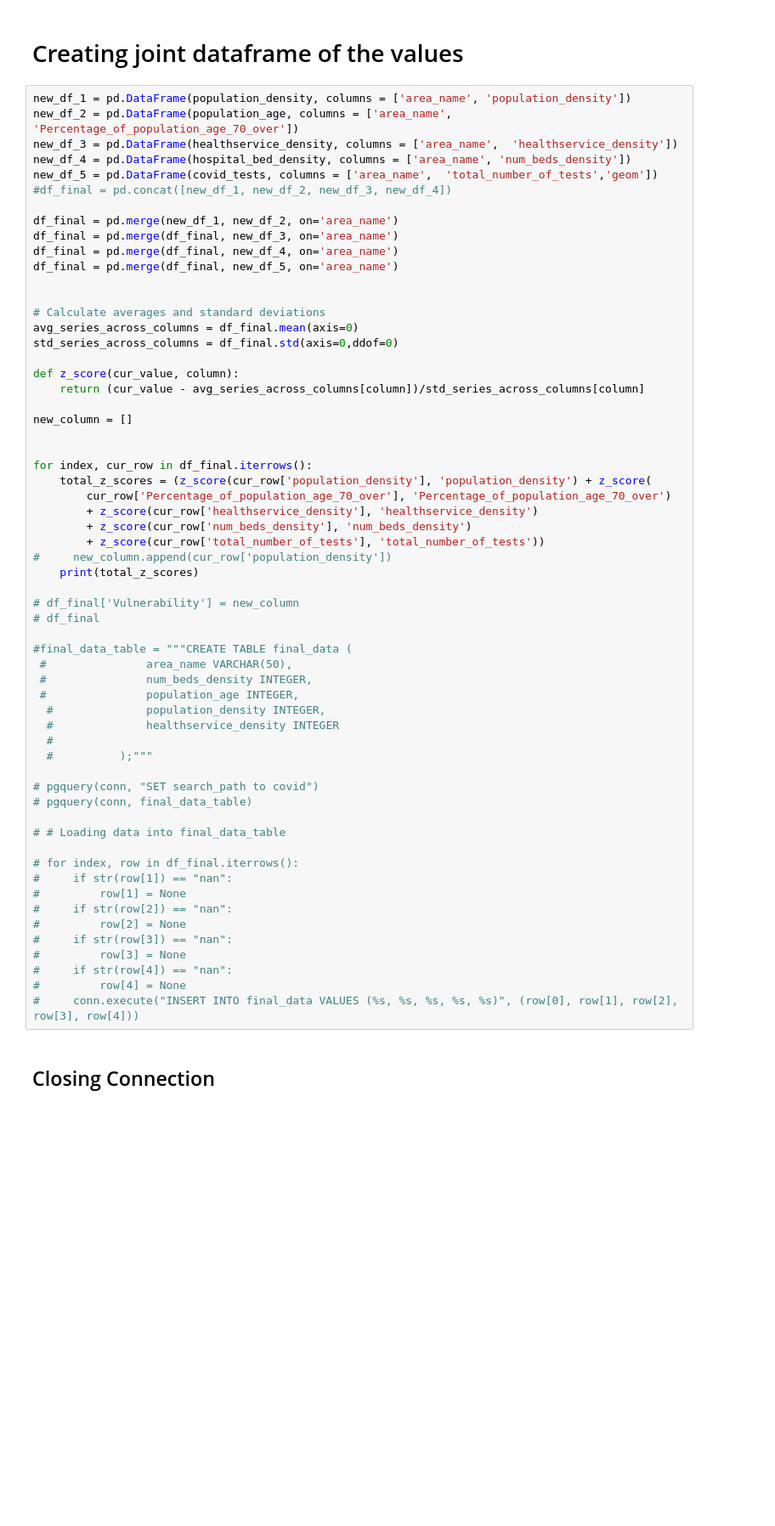
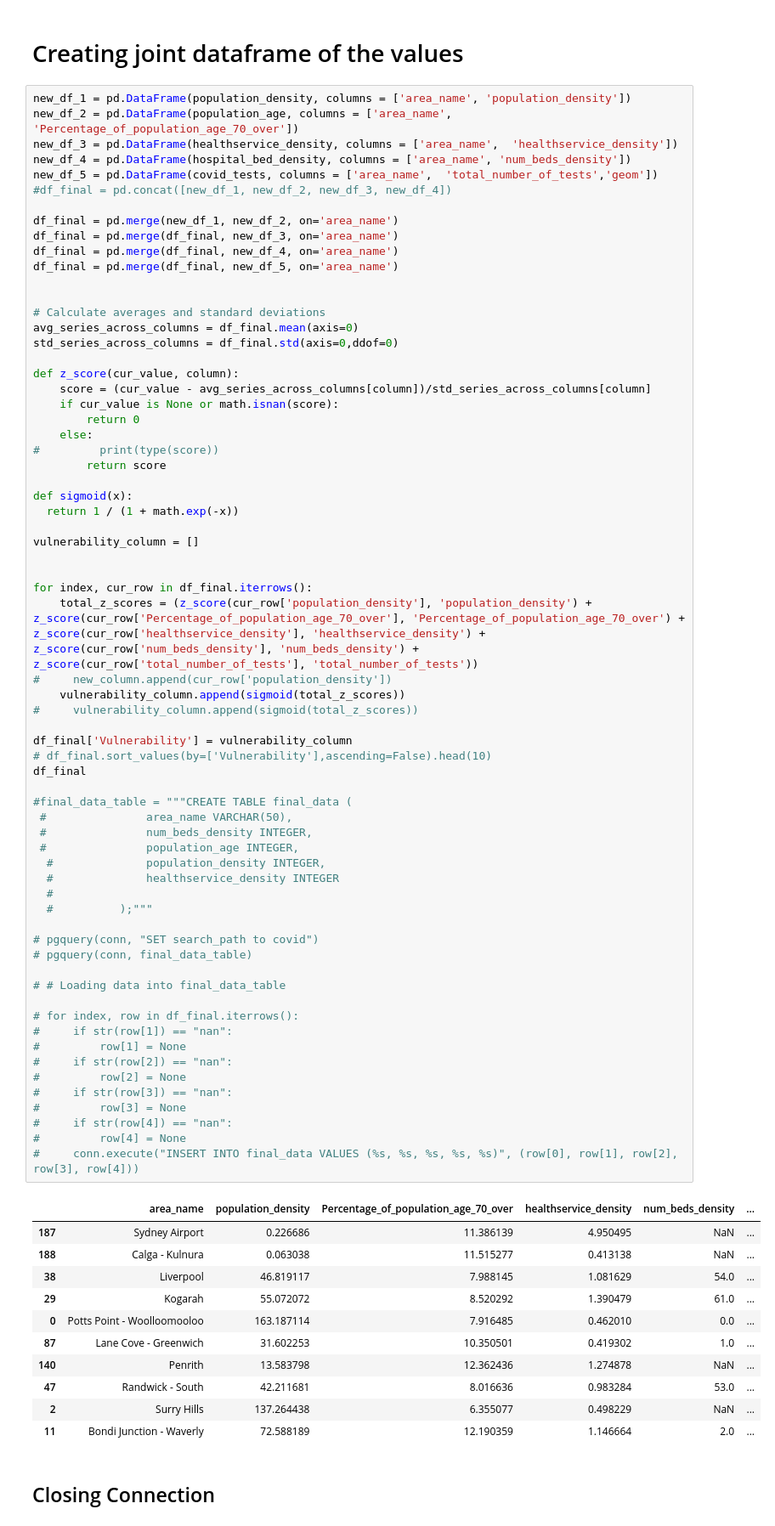
Before and after one commit to KhangNguyen22/data2001-data-science, a Jupyter notebook: Assignment.ipynb, the cells around one changed output. Shown at 85% size. Cells and saved outputs as stored; diff of their text form; blank space fills up the shorter version.

Commit message:
Vulnerability score added but yet to insert into postgresql database

```diff
--- a/Assignment.ipynb
+++ b/Assignment.ipynb
@@ -483,46 +576,64 @@ avg_series_across_columns = df_final.mean(axis=0)
 std_series_across_columns = df_final.std(axis=0,ddof=0)
 
 def z_score(cur_value, column):
-    return (cur_value - avg_series_across_columns[column])/std_series_across_columns[column]
+    score = (cur_value - avg_series_across_columns[column])/std_series_across_columns[column]
+    if cur_value is None or math.isnan(score):
+        return 0
+    else:
+#         print(type(score))
+        return score
 
-new_column = []
+def sigmoid(x):
+  return 1 / (1 + math.exp(-x))
+
+vulnerability_column = []
 
 
 for index, cur_row in df_final.iterrows():
-    total_z_scores = (z_score(cur_row['population_density'], 'population_density') + z_score(
-        cur_row['Percentage_of_population_age_70_over'], 'Percentage_of_population_age_70_over')
-        + z_score(cur_row['healthservice_density'], 'healthservice_density')
-        + z_score(cur_row['num_beds_density'], 'num_beds_density')
-        + z_score(cur_row['total_number_of_tests'], 'total_number_of_tests'))
+    total_z_scores = (z_score(cur_row['population_density'], 'population_density') + z_score(cur_row['Percentage_of_population_age_70_over'], 'Percentage_of_population_age_70_over') + z_score(cur_row['healthservice_density'], 'healthservice_density') + z_score(cur_row['num_beds_density'], 'num_beds_density') + z_score(cur_row['total_number_of_tests'], 'total_number_of_tests'))
 #     new_column.append(cur_row['population_density'])
-    print(total_z_scores)
+    vulnerability_column.append(sigmoid(total_z_scores))
+#     vulnerability_column.append(sigmoid(total_z_scores))
 
-# df_final['Vulnerability'] = new_column
-# df_final
+df_final['Vulnerability'] = vulnerability_column
+# df_final.sort_values(by=['Vulnerability'],ascending=False).head(10)
+df_final
 
 #final_data_table = """CREATE TABLE final_data (
  #               area_name VARCHAR(50),
  #               num_beds_density INTEGER,
  #               population_age INTEGER,
   #              population_density INTEGER,
   #              healthservice_density INTEGER
   #
   #          );"""
 
 # pgquery(conn, "SET search_path to covid")
 # pgquery(conn, final_data_table)
 
 # # Loading data into final_data_table
 
 # for index, row in df_final.iterrows():
 #     if str(row[1]) == "nan":
 #         row[1] = None
 #     if str(row[2]) == "nan":
 #         row[2] = None
 #     if str(row[3]) == "nan":
 #         row[3] = None
 #     if str(row[4]) == "nan":
 #         row[4] = None
 #     conn.execute("INSERT INTO final_data VALUES (%s, %s, %s, %s, %s)", (row[0], row[1], row[2], row[3], row[4]))
+# %% [output]
+|  | area_name | population_density | Percentage_of_population_age_70_over | healthservice_density | num_beds_density | ... |
+| 187 | Sydney Airport | 0.226686 | 11.386139 | 4.950495 | NaN | ... |
+| 188 | Calga - Kulnura | 0.063038 | 11.515277 | 0.413138 | NaN | ... |
+| 38 | Liverpool | 46.819117 | 7.988145 | 1.081629 | 54.0 | ... |
+| 29 | Kogarah | 55.072072 | 8.520292 | 1.390479 | 61.0 | ... |
+| 0 | Potts Point - Woolloomooloo | 163.187114 | 7.916485 | 0.462010 | 0.0 | ... |
+| 87 | Lane Cove - Greenwich | 31.602253 | 10.350501 | 0.419302 | 1.0 | ... |
+| 140 | Penrith | 13.583798 | 12.362436 | 1.274878 | NaN | ... |
+| 47 | Randwick - South | 42.211681 | 8.016636 | 0.983284 | 53.0 | ... |
+| 2 | Surry Hills | 137.264438 | 6.355077 | 0.498229 | NaN | ... |
+| 11 | Bondi Junction - Waverly | 72.588189 | 12.190359 | 1.146664 | 2.0 | ... |
 # %% [markdown]
 ## Closing Connection
```
Also changed, not shown: parts of 18 cells of this notebook.
